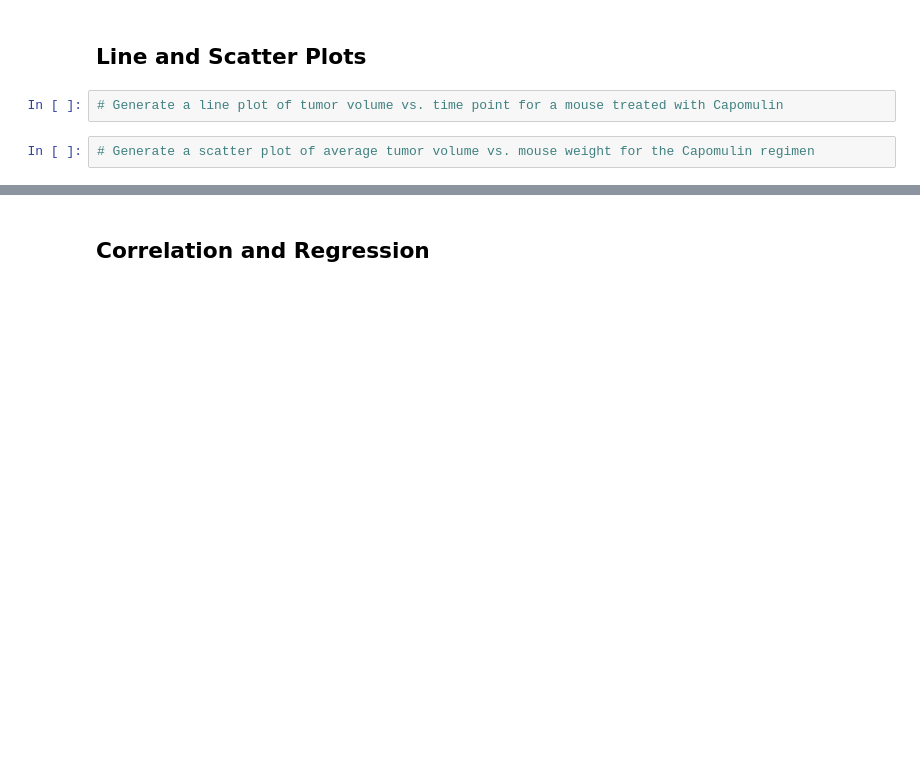
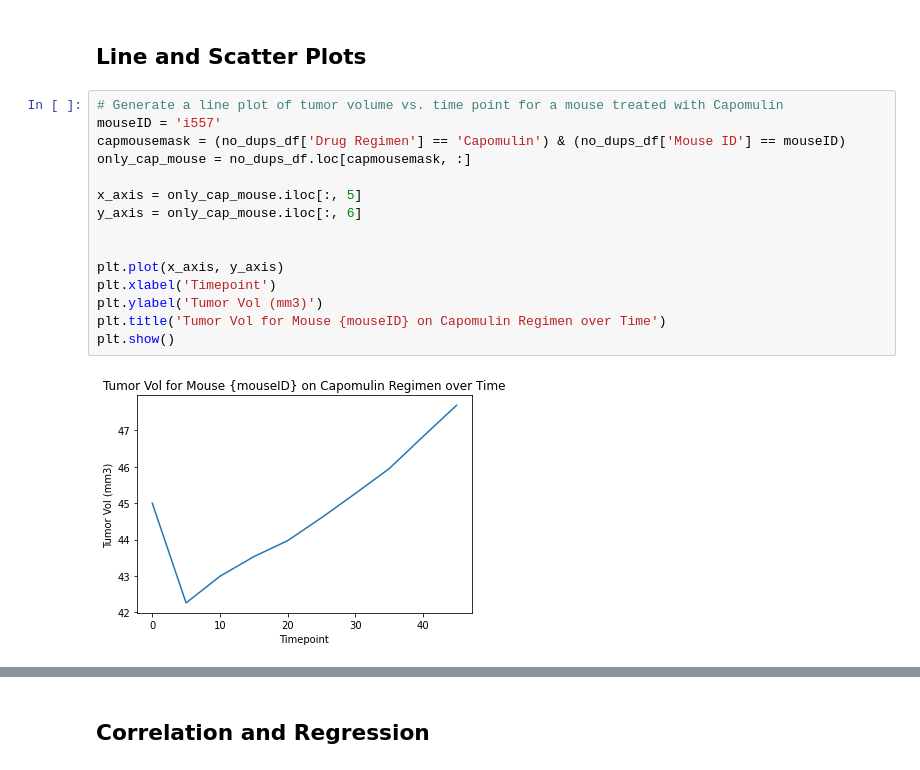
Before and after one commit to sarahDH615/matplotlib_challenge, a Jupyter notebook: pymaceuticals_starter.ipynb, the cells around one changed output, grey strips where cells are left out. Cells and saved outputs as stored; diff of their text form; blank space fills up the shorter version.

```diff
--- a/pymaceuticals_starter.ipynb
+++ b/pymaceuticals_starter.ipynb
@@ -417,6 +407,19 @@ iqr: 6.093590140000003
 # %% [markdown]
 ## Line and Scatter Plots
-# %%
-# Generate a line plot of tumor volume vs. time point for a mouse treated with Capomulin
-# %%
-# Generate a scatter plot of average tumor volume vs. mouse weight for the Capomulin regimen
+# %%
+# Generate a line plot of tumor volume vs. time point for a mouse treated with Capomulin
+mouseID = 'i557'
+capmousemask = (no_dups_df['Drug Regimen'] == 'Capomulin') & (no_dups_df['Mouse ID'] == mouseID)
+only_cap_mouse = no_dups_df.loc[capmousemask, :]
+
+x_axis = only_cap_mouse.iloc[:, 5]
+y_axis = only_cap_mouse.iloc[:, 6]
+
+
+plt.plot(x_axis, y_axis)
+plt.xlabel('Timepoint')
+plt.ylabel('Tumor Vol (mm3)')
+plt.title('Tumor Vol for Mouse {mouseID} on Capomulin Regimen over Time')
+plt.show()
+# %% [output]
+[figure, added]
```
Also changed, not shown: parts of 6 cells of this notebook.
